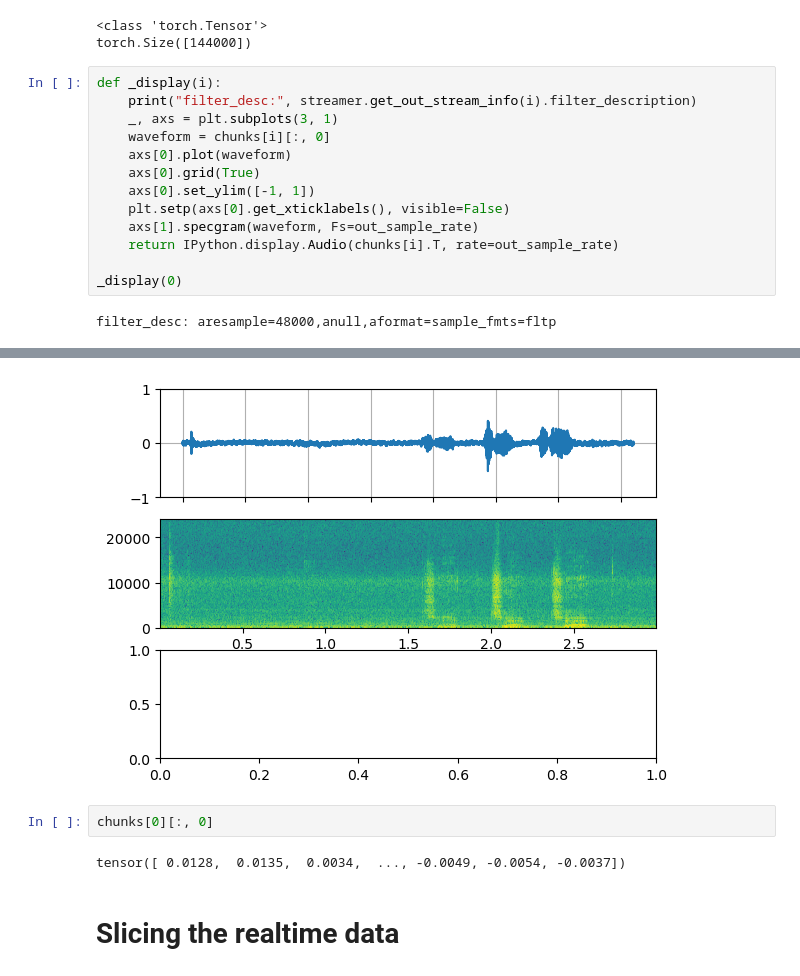
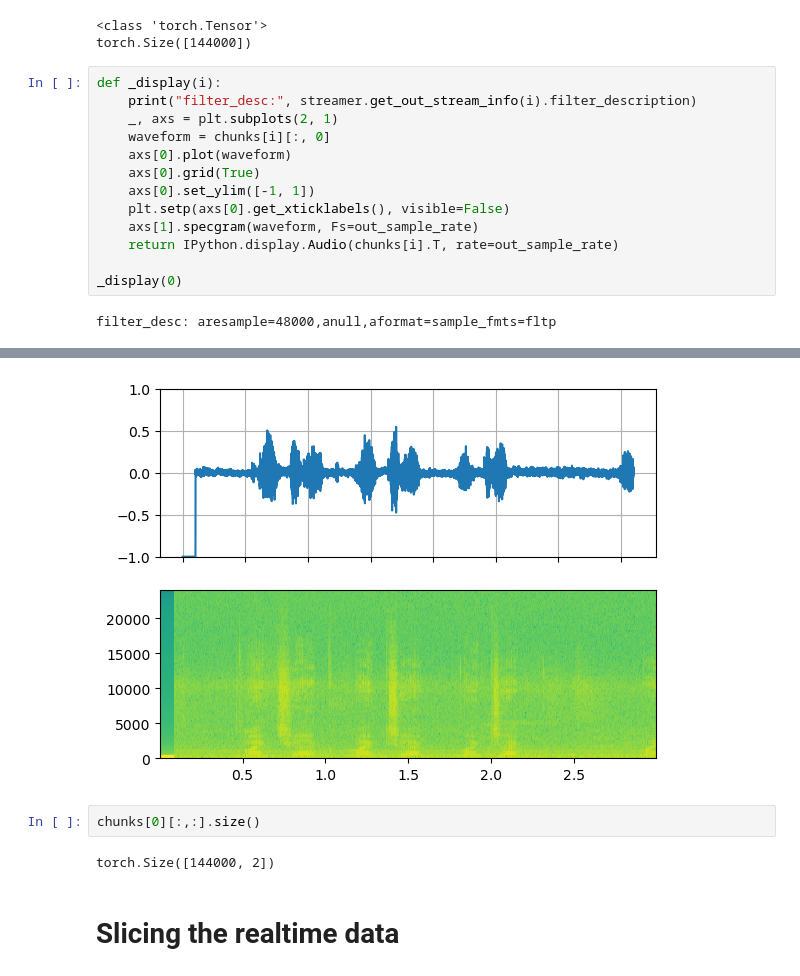
Before and after one commit to roboav8r/ros_audition, a Jupyter notebook: TorchAudio tester.ipynb, the cells around one changed output, grey strips where cells are left out. Saved outputs shown, nothing was run; the diff lists cells and outputs as text.

```diff
--- a/TorchAudio tester.ipynb
+++ b/TorchAudio tester.ipynb
@@ -52,23 +52,23 @@ torch.Size([144000])
 # %%
 def _display(i):
     print("filter_desc:", streamer.get_out_stream_info(i).filter_description)
-    _, axs = plt.subplots(3, 1)
+    _, axs = plt.subplots(2, 1)
     waveform = chunks[i][:, 0]
     axs[0].plot(waveform)
     axs[0].grid(True)
     axs[0].set_ylim([-1, 1])
     plt.setp(axs[0].get_xticklabels(), visible=False)
     axs[1].specgram(waveform, Fs=out_sample_rate)
     return IPython.display.Audio(chunks[i].T, rate=out_sample_rate)
 
 _display(0)
 # %% [output]
 filter_desc: aresample=48000,anull,aformat=sample_fmts=fltp
 [interactive output not drawn]
-[figure, old version]
+[figure, new version]
 # %%
-chunks[0][:, 0]
+chunks[0][:,:].size()
 # %% [output]
-tensor([ 0.0128,  0.0135,  0.0034,  ..., -0.0049, -0.0054, -0.0037])
+torch.Size([144000, 2])
 # %% [markdown]
 # Slicing the realtime data
```
Also changed, not shown: parts of 3 cells of this notebook, 2 other files.
